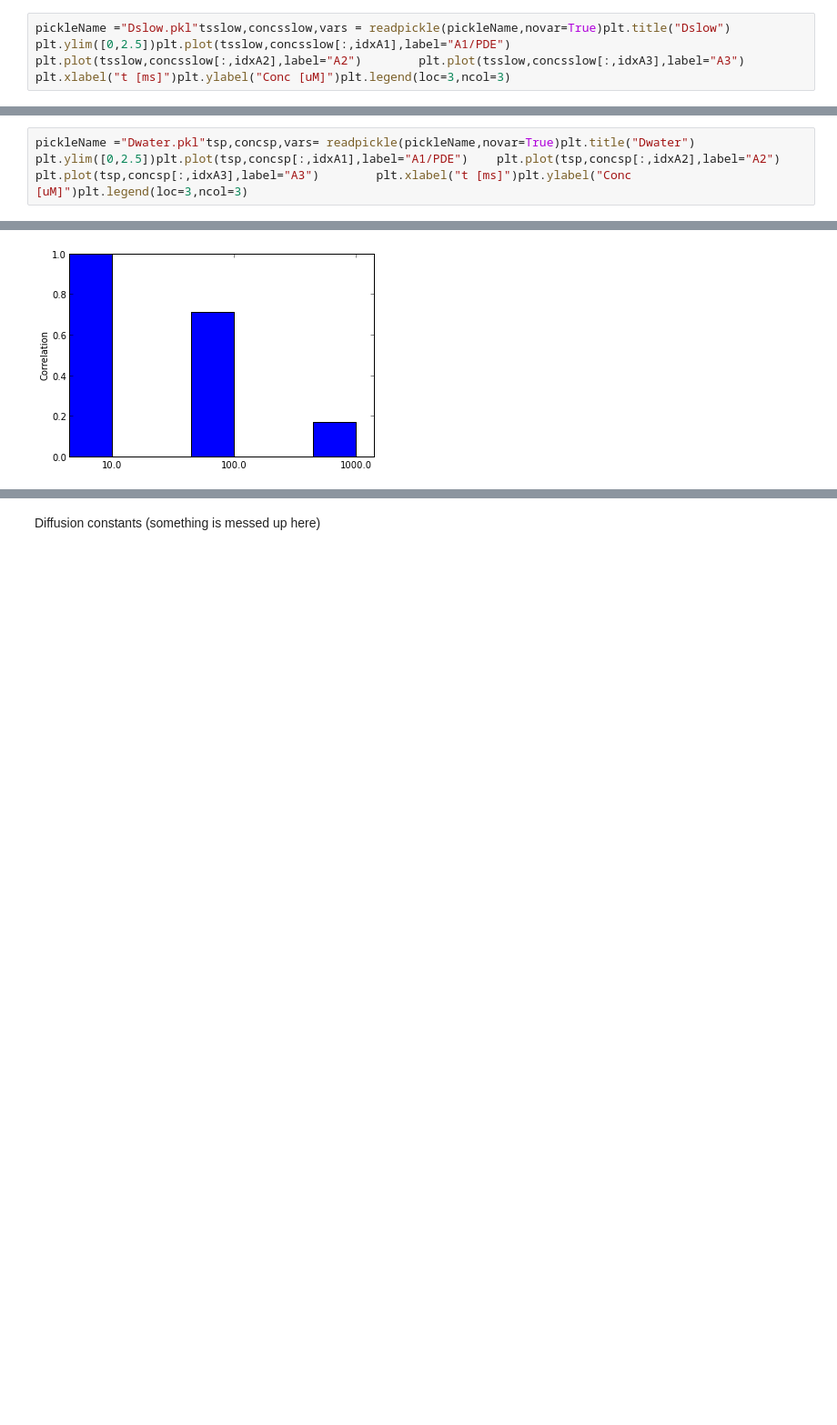
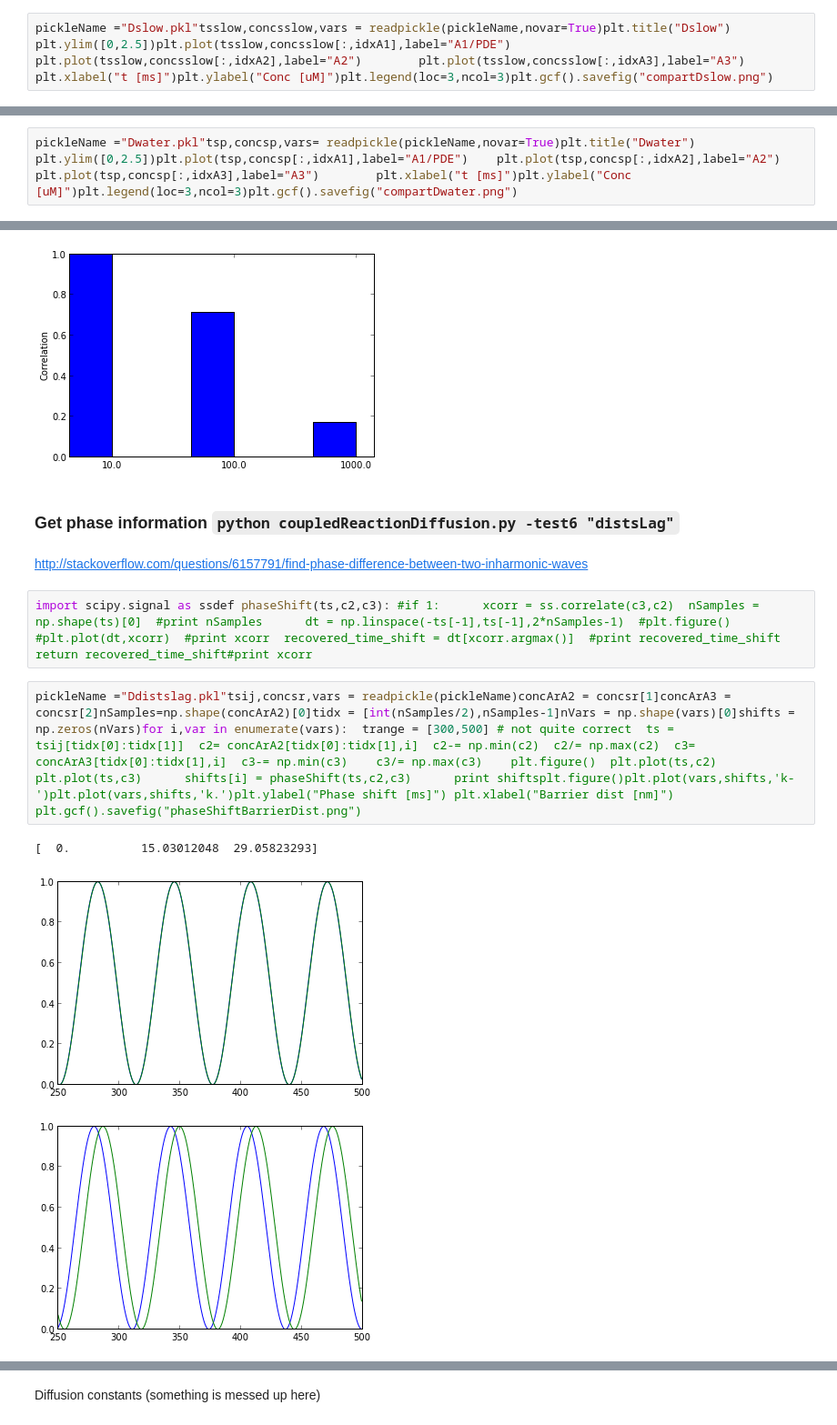
Before and after one commit to huskeypm/enzymekineticsacs, a Jupyter notebook: pdeode.ipynb, the cells around one changed output, grey strips where cells are left out. Shown at 91% size. Drawn from its saved outputs; the diff is of its cells as text; blank space fills up the shorter version.

Commit message:
added phase shift

```diff
--- a/pdeode.ipynb
+++ b/pdeode.ipynb
@@ -62,5 +62,5 @@ WARNING: should test time-dependent soln of code against analytical resultsWARNI
 # %%
 # Take 'steady state' region (not quite) and compute covariancedef stddevrat(t,yt,tss=0):  #idx = np.where(t > tss)  cA2 = np.ndarray.flatten(yt[:,idxA2])  cA3 = np.ndarray.flatten(yt[:,idxA3])   scA2= np.std(cA2)    scA3= np.std(cA3)    return scA3/scA2   #Cij = np.cov(cA1,cA3)    #C11 = Cij[0,0]    #C13 = Cij[0,1]  #return C13/C11#plot(cA1)#plot(cA3)
 # %%
-pickleName ="Dslow.pkl"tsslow,concsslow,vars = readpickle(pickleName,novar=True)plt.title("Dslow")    plt.ylim([0,2.5])plt.plot(tsslow,concsslow[:,idxA1],label="A1/PDE")    plt.plot(tsslow,concsslow[:,idxA2],label="A2")        plt.plot(tsslow,concsslow[:,idxA3],label="A3")       plt.xlabel("t [ms]")plt.ylabel("Conc [uM]")plt.legend(loc=3,ncol=3)
+pickleName ="Dslow.pkl"tsslow,concsslow,vars = readpickle(pickleName,novar=True)plt.title("Dslow")    plt.ylim([0,2.5])plt.plot(tsslow,concsslow[:,idxA1],label="A1/PDE")    plt.plot(tsslow,concsslow[:,idxA2],label="A2")        plt.plot(tsslow,concsslow[:,idxA3],label="A3")       plt.xlabel("t [ms]")plt.ylabel("Conc [uM]")plt.legend(loc=3,ncol=3)plt.gcf().savefig("compartDslow.png")
 # %% [output]
@@ -68,4 +67,4 @@ pickleName ="Dslow.pkl"tsslow,concsslow,vars = readpickle(pickleName,novar=True)
 [figure]
 # %%
-pickleName ="Dwater.pkl"tsp,concsp,vars= readpickle(pickleName,novar=True)plt.title("Dwater")    plt.ylim([0,2.5])plt.plot(tsp,concsp[:,idxA1],label="A1/PDE")    plt.plot(tsp,concsp[:,idxA2],label="A2")        plt.plot(tsp,concsp[:,idxA3],label="A3")        plt.xlabel("t [ms]")plt.ylabel("Conc [uM]")plt.legend(loc=3,ncol=3)
+pickleName ="Dwater.pkl"tsp,concsp,vars= readpickle(pickleName,novar=True)plt.title("Dwater")    plt.ylim([0,2.5])plt.plot(tsp,concsp[:,idxA1],label="A1/PDE")    plt.plot(tsp,concsp[:,idxA2],label="A2")        plt.plot(tsp,concsp[:,idxA3],label="A3")        plt.xlabel("t [ms]")plt.ylabel("Conc [uM]")plt.legend(loc=3,ncol=3)plt.gcf().savefig("compartDwater.png")
 # %% [output]
@@ -95,3 +93,15 @@ from coupledReactionDiffusion import *## distances pickleName ="Ddists.pkl"plott
 [ 0.99898144  0.7094386   0.17030062]
 [figure]
 [figure]
+# %% [markdown]
+### Get phase information <code>python coupledReactionDiffusion.py -test6 "distsLag"</code>
+# %% [markdown]
+http://stackoverflow.com/questions/6157791/find-phase-difference-between-two-inharmonic-waves
+# %%
+import scipy.signal as ssdef phaseShift(ts,c2,c3): #if 1:      xcorr = ss.correlate(c3,c2)  nSamples = np.shape(ts)[0]  #print nSamples      dt = np.linspace(-ts[-1],ts[-1],2*nSamples-1)  #plt.figure()      #plt.plot(dt,xcorr)  #print xcorr  recovered_time_shift = dt[xcorr.argmax()]  #print recovered_time_shift  return recovered_time_shift#print xcorr
+# %%
+pickleName ="Ddistslag.pkl"tsij,concsr,vars = readpickle(pickleName)concArA2 = concsr[1]concArA3 = concsr[2]nSamples=np.shape(concArA2)[0]tidx = [int(nSamples/2),nSamples-1]nVars = np.shape(vars)[0]shifts = np.zeros(nVars)for i,var in enumerate(vars):  trange = [300,500] # not quite correct  ts = tsij[tidx[0]:tidx[1]]  c2= concArA2[tidx[0]:tidx[1],i]  c2-= np.min(c2)  c2/= np.max(c2)  c3= concArA3[tidx[0]:tidx[1],i]  c3-= np.min(c3)    c3/= np.max(c3)    plt.figure()  plt.plot(ts,c2)  plt.plot(ts,c3)      shifts[i] = phaseShift(ts,c2,c3)      print shiftsplt.figure()plt.plot(vars,shifts,'k-')plt.plot(vars,shifts,'k.')plt.ylabel("Phase shift [ms]") plt.xlabel("Barrier dist [nm]") plt.gcf().savefig("phaseShiftBarrierDist.png")
+# %% [output]
+[  0.          15.03012048  29.05823293]
+[figure, added]
+[figure, added]
```
Also changed, not shown: parts of 6 cells of this notebook, 1 other file.
